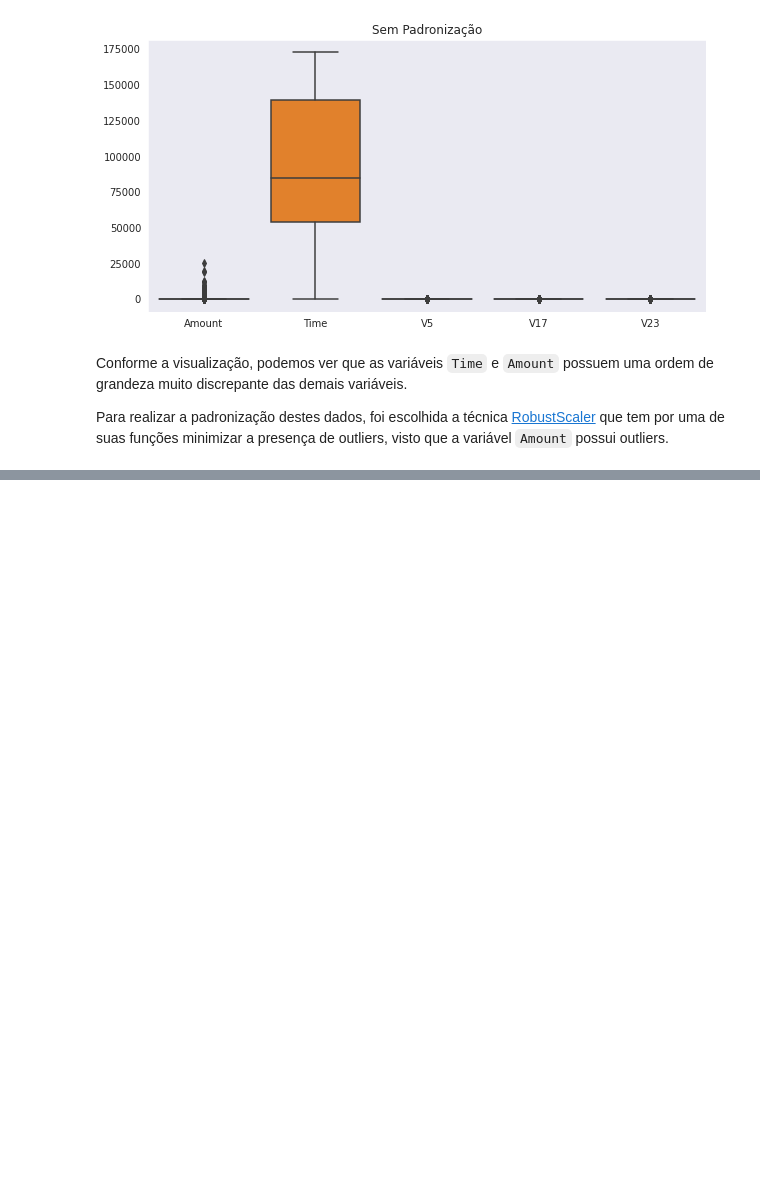
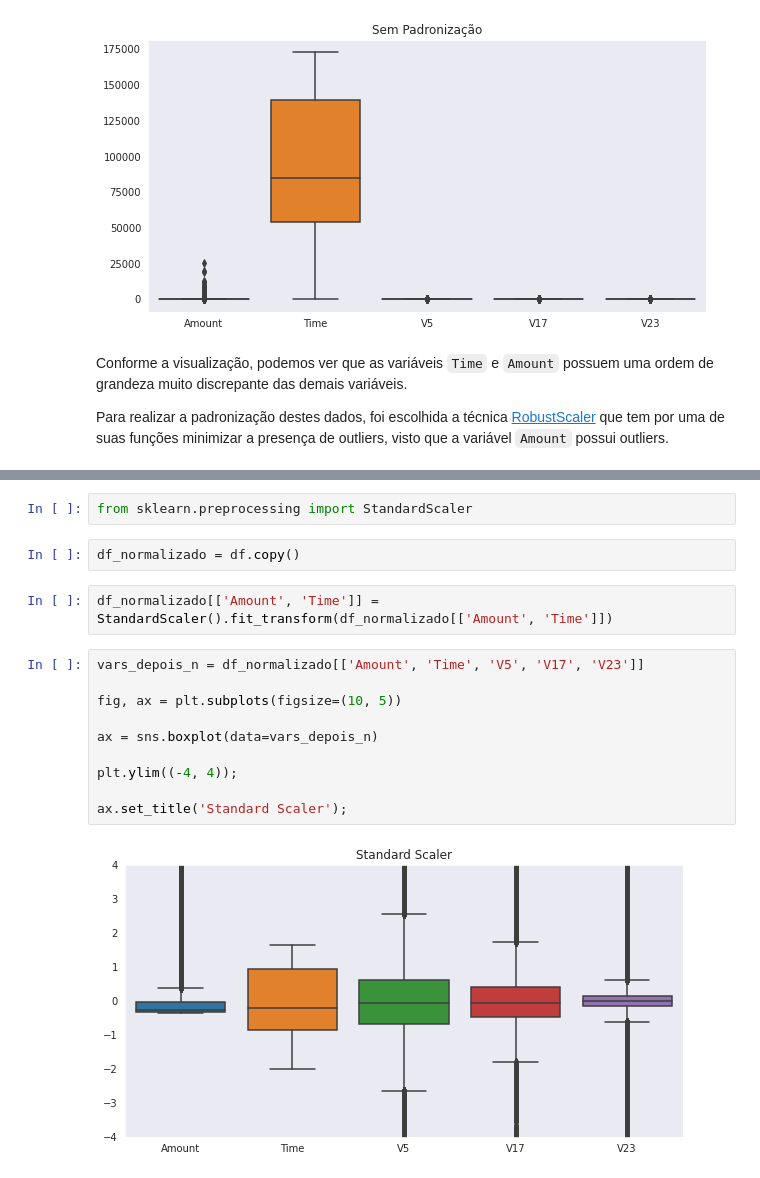
Before and after one commit to brayannmb/projeto_fraudes_cartao_credito, a Jupyter notebook: Detecção_Fraudes.ipynb, the cells around one changed output, grey strips where cells are left out. Cells and saved outputs as stored; diff of their text form; blank space fills up the shorter version.

```diff
--- a/Detecção_Fraudes.ipynb
+++ b/Detecção_Fraudes.ipynb
@@ -368,0 +391,18 @@ Para realizar a padronização destes dados, foi escolhida a técnica [RobustSca
+# %%
+from sklearn.preprocessing import StandardScaler
+# %%
+df_normalizado = df.copy()
+# %%
+df_normalizado[['Amount', 'Time']] = StandardScaler().fit_transform(df_normalizado[['Amount', 'Time']])
+# %%
+vars_depois_n = df_normalizado[['Amount', 'Time', 'V5', 'V17', 'V23']]
+
+fig, ax = plt.subplots(figsize=(10, 5))
+
+ax = sns.boxplot(data=vars_depois_n)
+
+plt.ylim((-4, 4));
+
+ax.set_title('Standard Scaler');
+# %% [output]
+[figure, added]
```
Also changed, not shown: parts of 6 cells of this notebook.
